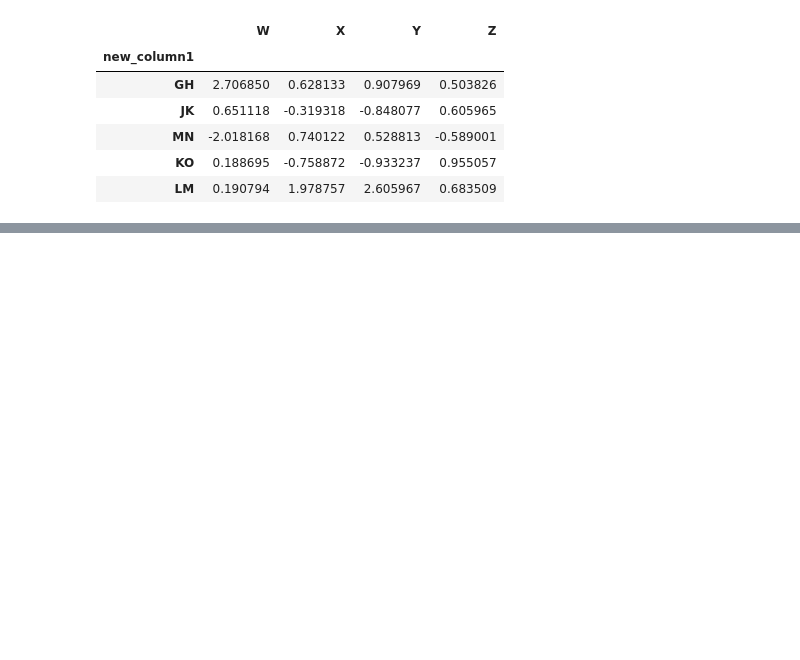
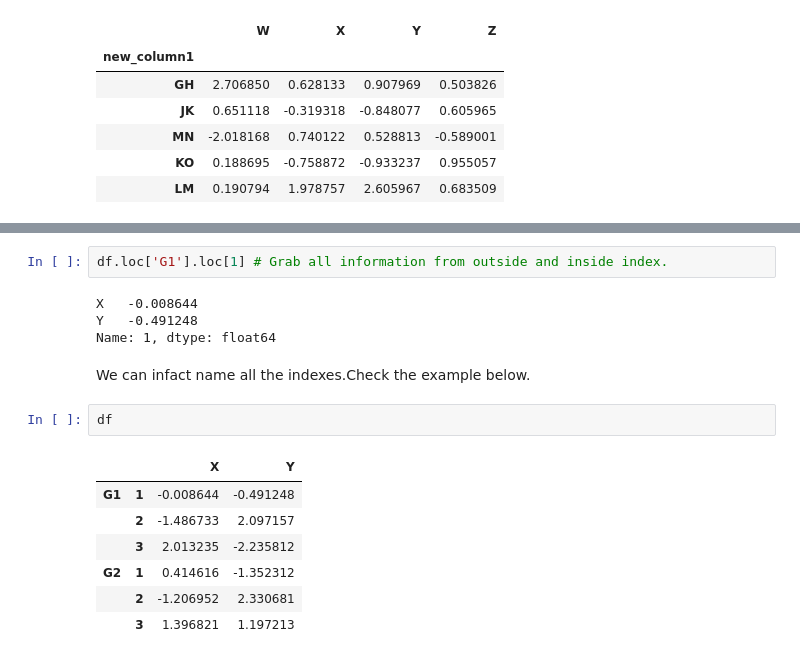
Before and after one commit to subhajitmajumder/python_program, a Jupyter notebook: me_Pandas.ipynb, the cells around one changed output, grey strips where cells are left out. Drawn from its saved outputs; the diff is of its cells as text; blank space fills up the shorter version.

```diff
--- a/me_Pandas.ipynb
+++ b/me_Pandas.ipynb
@@ -483,0 +537,18 @@ df.set_index('new_column1')
+# %%
+df.loc['G1'].loc[1] # Grab all information from outside and inside index.
+# %% [output]
+X   -0.008644
+Y   -0.491248
+Name: 1, dtype: float64
+# %% [markdown]
+We can infact name all the indexes.Check the example below.
+# %%
+df
+# %% [output]
+|  |  | X | Y |
+| G1 | 1 | -0.008644 | -0.491248 |
+|  | 2 | -1.486733 | 2.097157 |
+|  | 3 | 2.013235 | -2.235812 |
+| G2 | 1 | 0.414616 | -1.352312 |
+|  | 2 | -1.206952 | 2.330681 |
+|  | 3 | 1.396821 | 1.197213 |
```
Also changed, not shown: parts of 14 cells of this notebook.
